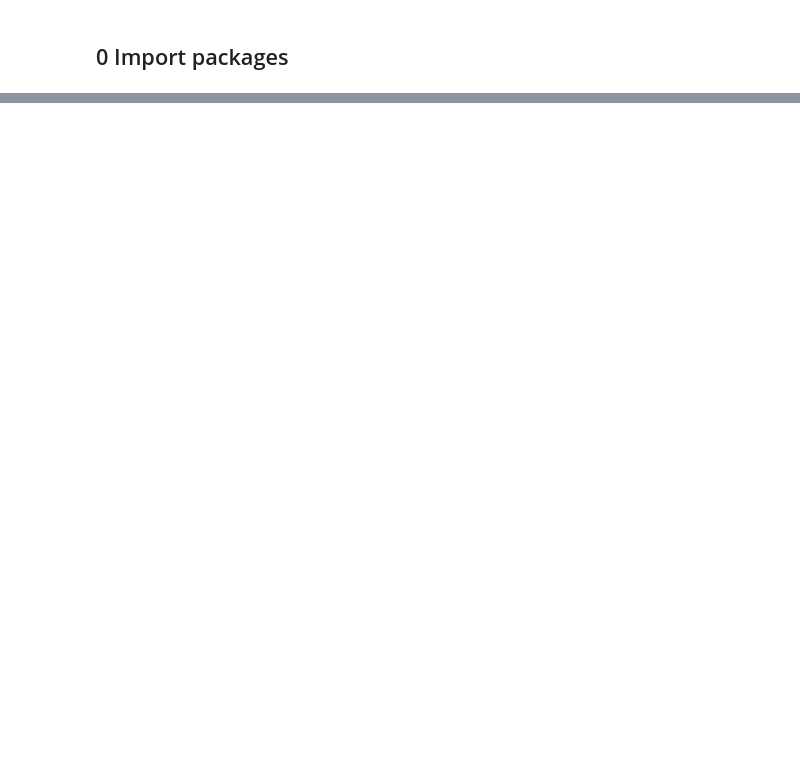
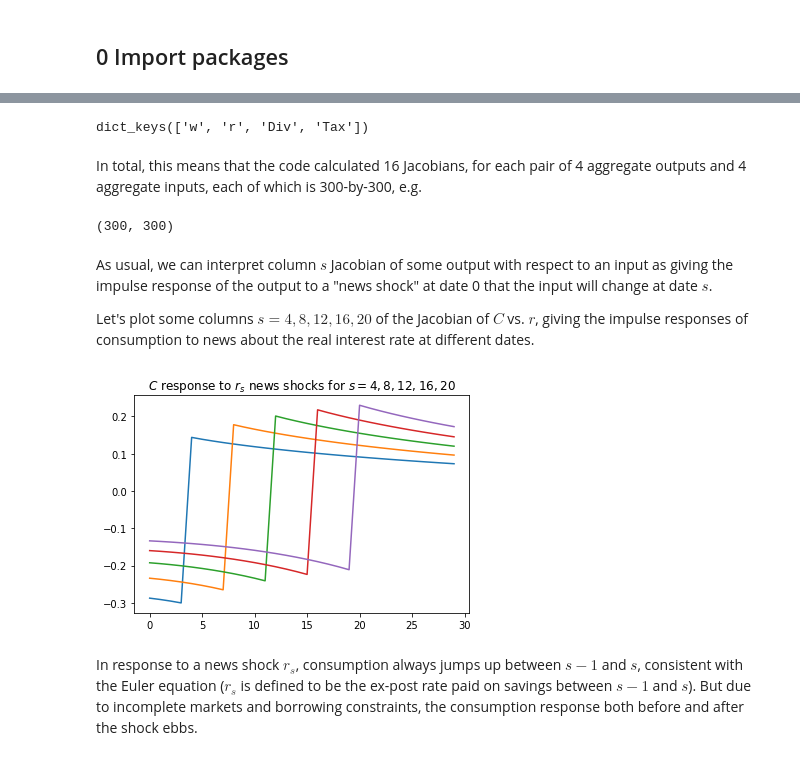
Before and after one commit to shade-econ/sequence-jacobian, a Jupyter notebook: het_jacobian.ipynb, the cells around one changed output, grey strips where cells are left out. Saved outputs shown, nothing was run; the diff lists cells and outputs as text; code cells hidden in the pictures; blank space fills up the shorter version.

Commit message:
completely overhauled het_jacobian notebook

```diff
--- a/het_jacobian.ipynb
+++ b/het_jacobian.ipynb
@@ -765,0 +17,3 @@ Note that some small differences appear because of nonlinearities, since `backwa
+# %%
+ss = hank.hank_ss()
+household = hank.household_trans
@@ -765,0 +23,4 @@ Note that some small differences appear because of nonlinearities, since `backwa
+# %%
+T = 300
+shock_list=['w', 'r', 'Div', 'Tax']
+Js = household.jac(ss, T, shock_list)
@@ -765,0 +39,21 @@ Note that some small differences appear because of nonlinearities, since `backwa
+# %%
+Js['A'].keys()
+# %% [output]
+dict_keys(['w', 'r', 'Div', 'Tax'])
+# %% [markdown]
+In total, this means that the code calculated 16 Jacobians, for each pair of 4 aggregate outputs and 4 aggregate inputs, each of which is 300-by-300, e.g.
+# %%
+Js['C']['r'].shape
+# %% [output]
+(300, 300)
+# %% [markdown]
+As usual, we can interpret column $s$ Jacobian of some output with respect to an input as giving the impulse response of the output to a "news shock" at date 0 that the input will change at date $s$.
+
+Let's plot some columns $s=4,8,12,16,20$ of the Jacobian of $C$ vs. $r$, giving the impulse responses of consumption to news about the real interest rate at different dates.
+# %%
+plt.plot(Js['C']['r'][:30, [4, 8, 12, 16, 20]])
+plt.title('$C$ response to $r_s$ news shocks for $s=4,8,12,16,20$');
+# %% [output]
+[figure, added]
+# %% [markdown]
+In response to a news shock $r_s$, consumption always jumps up between $s-1$ and $s$, consistent with the Euler equation ($r_s$ is defined to be the ex-post rate paid on savings between $s-1$ and $s$). But due to incomplete markets and borrowing constraints, the consumption response both before and after the shock ebbs.
```
Also changed, not shown: parts of 114 cells of this notebook, 2 other files.
